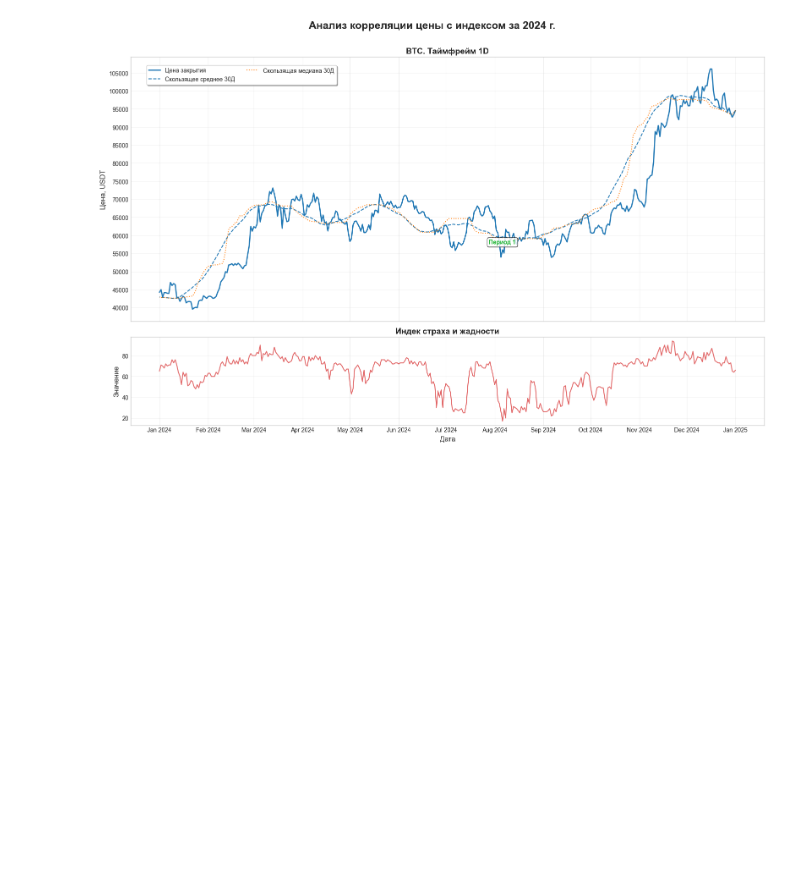
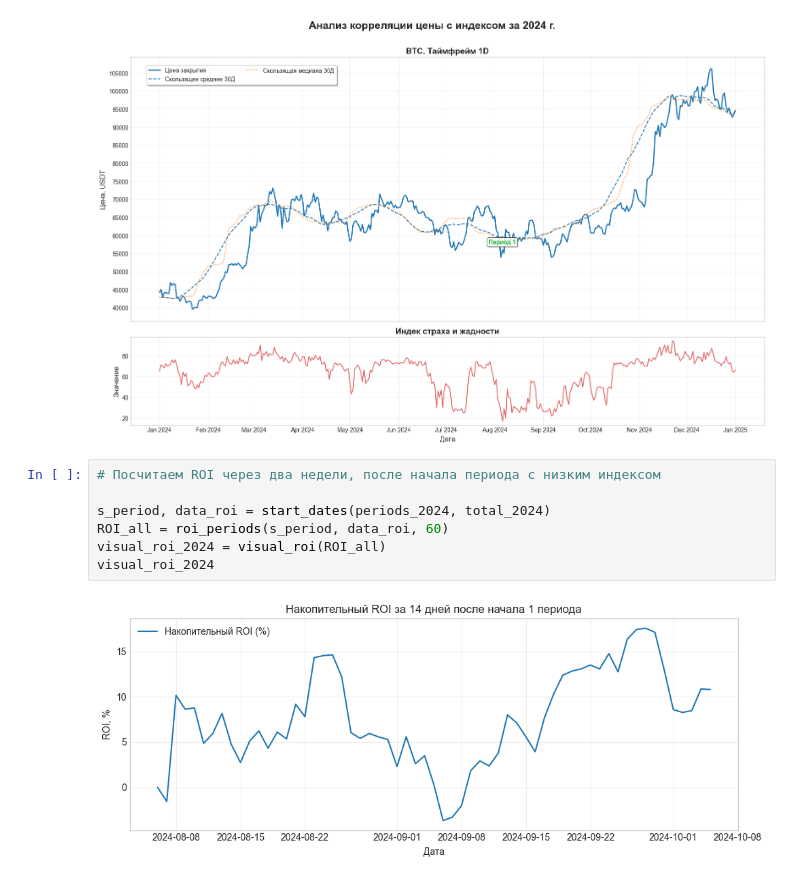
Before and after one commit to Sokolov57/BTC_Fear_Greed_Analysis, a Jupyter notebook: test_api.ipynb, the cells around one changed output. Cells and saved outputs as stored; diff of their text form; blank space fills up the shorter version.

```diff
--- a/test_api.ipynb
+++ b/test_api.ipynb
@@ -423,3 +431,12 @@ plt.tight_layout()
 plt.show()
 # %% [output]
 [figure]
+# %%
+# Посчитаем ROI через два недели, после начала периода с низким индексом
+
+s_period, data_roi = start_dates(periods_2024, total_2024)
+ROI_all = roi_periods(s_period, data_roi, 60)
+visual_roi_2024 = visual_roi(ROI_all)
+visual_roi_2024
+# %% [output]
+[figure, added]
```
Also changed, not shown: parts of 10 cells of this notebook.
